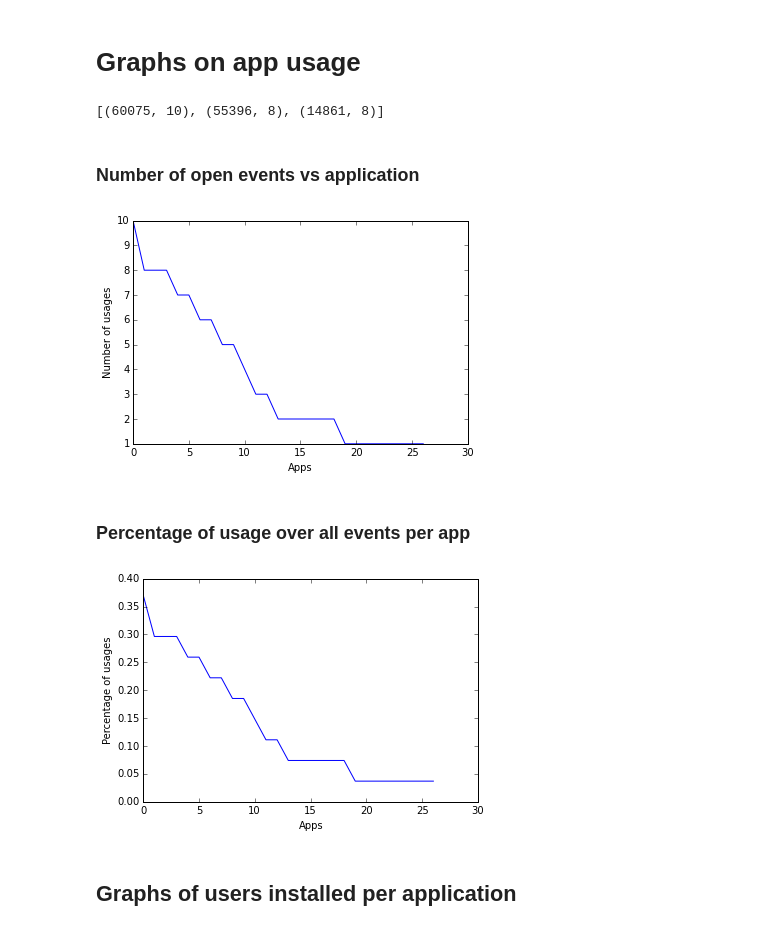
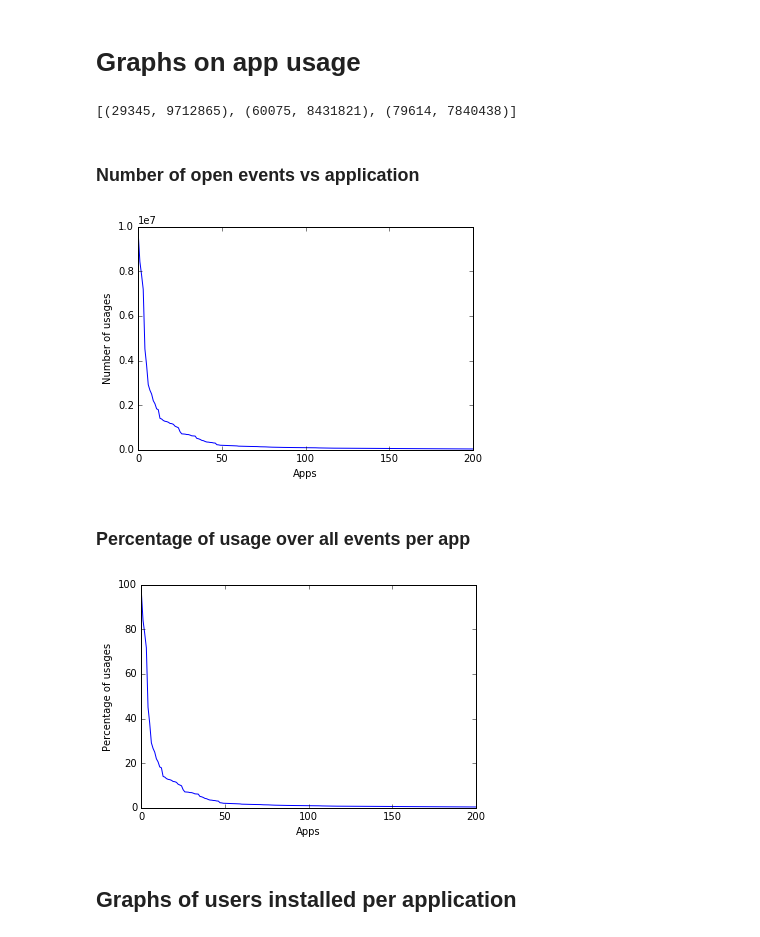
Before and after one commit to rubattino/apprecsys, a Jupyter notebook: notebooks/Dataset Statistics-Merged.ipynb, the cells around one changed output. Cells and saved outputs as stored; diff of their text form; code cells hidden in the pictures.

```diff
--- a/notebooks/Dataset Statistics-Merged.ipynb
+++ b/notebooks/Dataset Statistics-Merged.ipynb
@@ -1,7 +1,7 @@
 # %%
 eventsPath = os.environ["YAHOO_DATA"]
-rawEventsRdd = sc.parallelize(sc.textFile(eventsPath + "/events.txt").take(100))
-rawInstallsRdd = sc.parallelize(sc.textFile(eventsPath + "/installs.txt").take(100))
+rawEventsRdd = sc.textFile(eventsPath + "events.txt")
+rawInstallsRdd = sc.textFile(eventsPath + "installs.txt")
 rawMergedRdd = rawEventsRdd.union(rawInstallsRdd)
 def parseRawData(line):
     lineSplit = line.split("\t")
@@ -45,7 +63,7 @@ onlyOpenEvents = rawEventsRdd.map(
 appvsruntime = onlyOpenEvents.reduceByKey(lambda a,b : a + b).sortBy(lambda x: x[1], ascending=False)
 appvsruntime.take(3)
 # %% [output]
-[(60075, 10), (55396, 8), (14861, 8)]
+[(29345, 9712865), (60075, 8431821), (79614, 7840438)]
 # %%
 import json
 userappmap = json.load(open(eventsPath + "/userAppMap.txt"))
@@ -68,19 +86,20 @@ outfile.close()
 # %%
 import matplotlib.pyplot as plt
 import time
 import os
 %matplotlib inline
 data= appvsruntime.map(lambda x : x[1]).collect()
 plt.plot(data)
 plt.ylabel('Number of usages')
 plt.xlabel('Apps')
+plt.axis([0,200,0 , 1e7])
 figure_dir = eventsPath + "/figures/"
 if not os.path.exists(figure_dir):
     os.makedirs(figure_dir)
 plt.savefig(figure_dir + "numberofusagevsapp" + str(int(time.time())) + ".png")
 plt.show()
 # %% [output]
-[figure, old version]
+[figure, new version]
 # %% [markdown]
 ### Percentage of usage over all events per app
 # %%
@@ -96,13 +115,14 @@ itemCount = float(len(data))
 plt.plot([el/itemCount for el in data])
 plt.ylabel('Percentage of usages')
 plt.xlabel('Apps')
+plt.axis([0,200,0 , 100])
 figure_dir = eventsPath + "/figures/"
 if not os.path.exists(figure_dir):
     os.makedirs(figure_dir)
 plt.savefig(figure_dir + "percentageofusagevsapp" + str(int(time.time())) + ".png")
 plt.show()
 # %% [output]
-[figure, old version]
+[figure, new version]
 # %% [markdown]
 ## Graphs of users installed per application
 # %%
```
Also changed, not shown: parts of 17 cells of this notebook.
